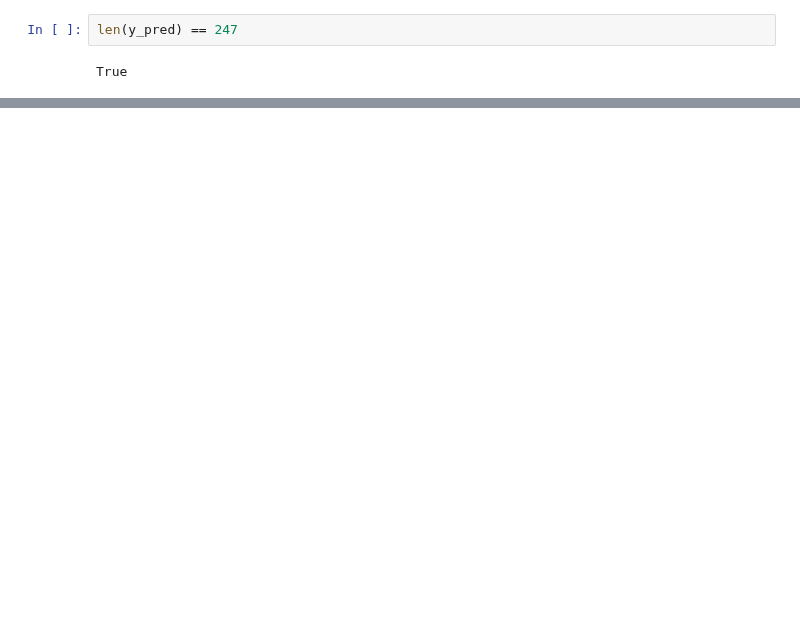
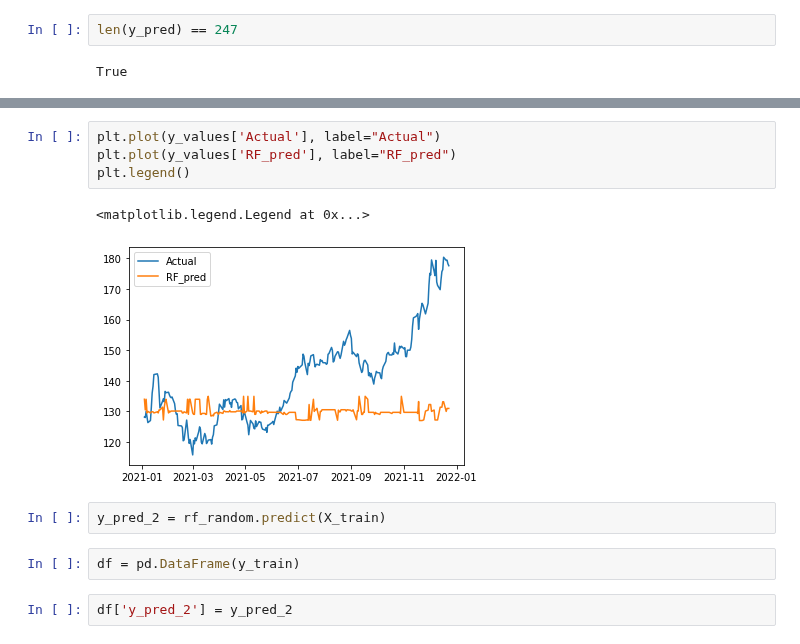
Before and after one commit to ivanlimsy/iOracle, a Jupyter notebook: notebooks/iOracle Random Forest Regressor - Brendan.ipynb, the cells around one changed output, grey strips where cells are left out. Saved outputs shown, nothing was run; the diff lists cells and outputs as text; blank space fills up the shorter version.

```diff
--- a/notebooks/iOracle Random Forest Regressor - Brendan.ipynb
+++ b/notebooks/iOracle Random Forest Regressor - Brendan.ipynb
@@ -291,0 +303,13 @@ y_values
+# %%
+plt.plot(y_values['Actual'], label="Actual")
+plt.plot(y_values['RF_pred'], label="RF_pred")
+plt.legend()
+# %% [output]
+<matplotlib.legend.Legend at 0x...>
+[figure, added]
+# %%
+y_pred_2 = rf_random.predict(X_train)
+# %%
+df = pd.DataFrame(y_train)
+# %%
+df['y_pred_2'] = y_pred_2
```
Also changed, not shown: parts of 17 cells of this notebook.
